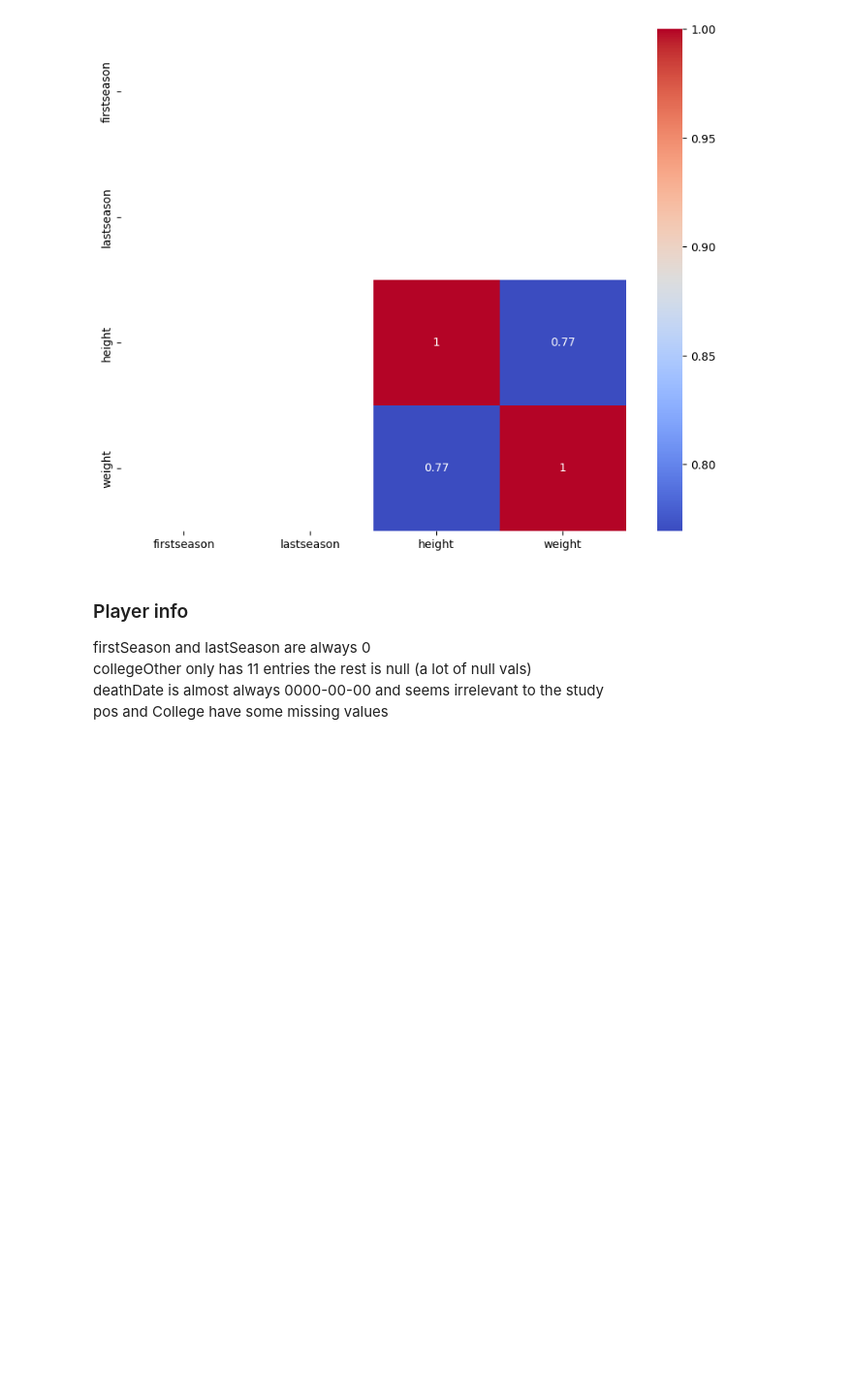
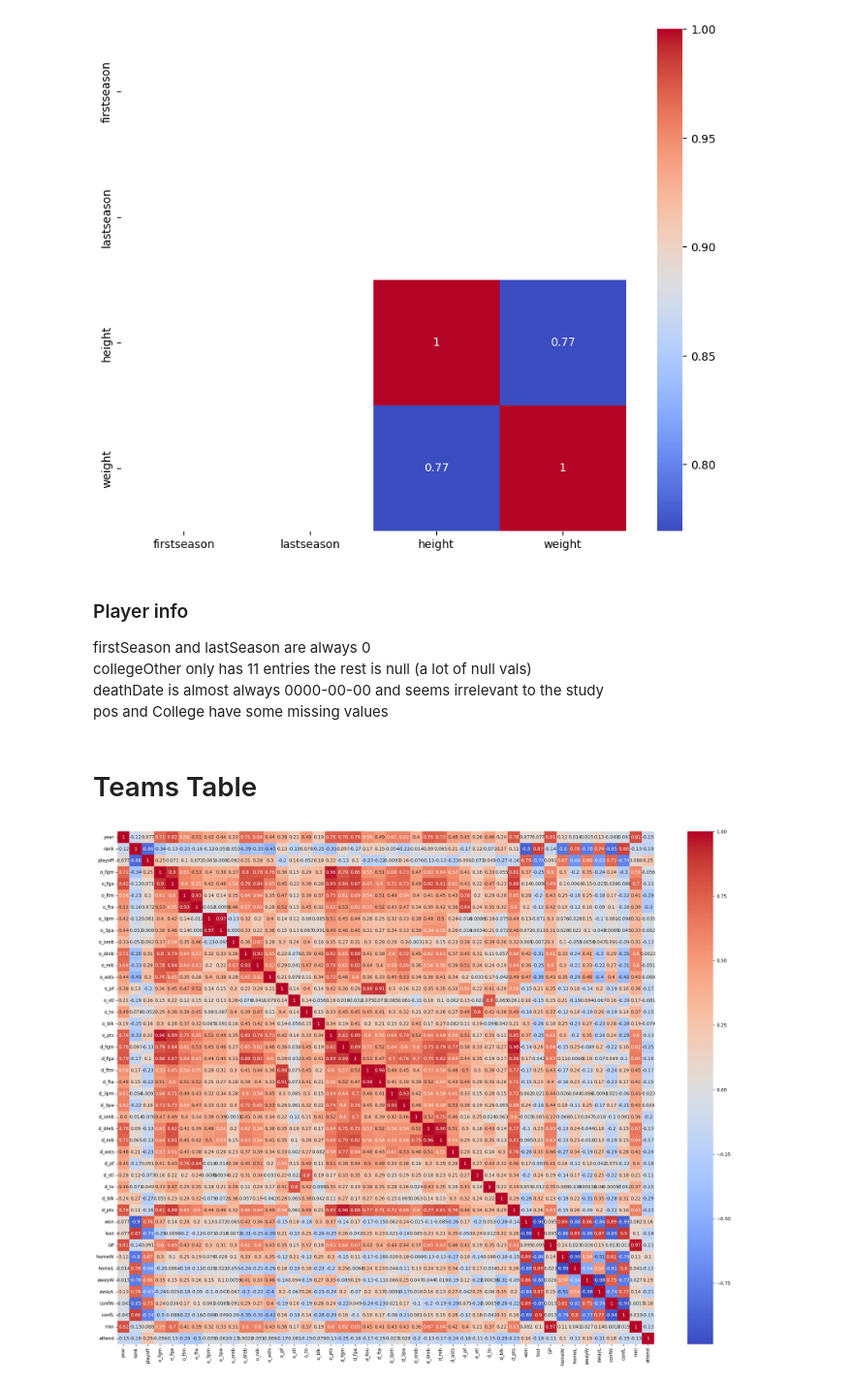
Before and after one commit to MartimHenriques/feup-machine-learning, a Jupyter notebook: src/data_understanding.ipynb, the cells around one changed output. Shown at 97% size. Cells and saved outputs as stored; diff of their text form; code cells hidden in the pictures; blank space fills up the shorter version.

Commit message:
data analysis of teams, teams_post, series_post

```diff
--- a/src/data_understanding.ipynb
+++ b/src/data_understanding.ipynb
@@ -24,6 +24,9 @@ awards_df = pd.read_csv(f'{DATA_PATH}/{DATA_AWARDS}')
 coaches_df = pd.read_csv(f'{DATA_PATH}/{DATA_COACHES}')
 players_df = pd.read_csv(f'{DATA_PATH}/{DATA_PLAYERS}')
 players_teams_df = pd.read_csv(f'{DATA_PATH}/{DATA_PLAYERS_TEAMS}')
+teams_df = pd.read_csv(f'{DATA_PATH}/{DATA_TEAMS}')
+teams_post_df = pd.read_csv(f'{DATA_PATH}/{DATA_TEAMS_POST}')
+series_post_df = pd.read_csv(f'{DATA_PATH}/{DATA_SERIES_POST}')
 # %% [markdown]
 ## Awards Table
 # %%
@@ -311,3 +314,23 @@ firstSeason and lastSeason are always 0 <br>
 collegeOther only has 11 entries the rest is null (a lot of null vals)<br>
 deathDate is almost always 0000-00-00 and seems irrelevant to the study<br>
 pos and College have some missing values
+# %% [markdown]
+# Teams Table
+# %%
+teams_df['playoff'] = teams_df['playoff'].eq('Y').mul(1)
+
+# only the numeric values
+teams_df_numeric = teams_df.select_dtypes(include='number')
+
+to_drop = []
+for column in teams_df_numeric.columns:
+    if (column == 'divID') or (teams_df_numeric[column] == 0).all():
+        to_drop.append(column)
+
+teams_df_numeric.drop(columns=to_drop, inplace=True)
+
+plt.figure(figsize=(26, 20))
+sb.heatmap(teams_df_numeric.corr(), annot=True, cmap='coolwarm')
+plt.show()
+# %% [output]
+[figure, added]
```
Also changed, not shown: parts of 6 cells of this notebook.
